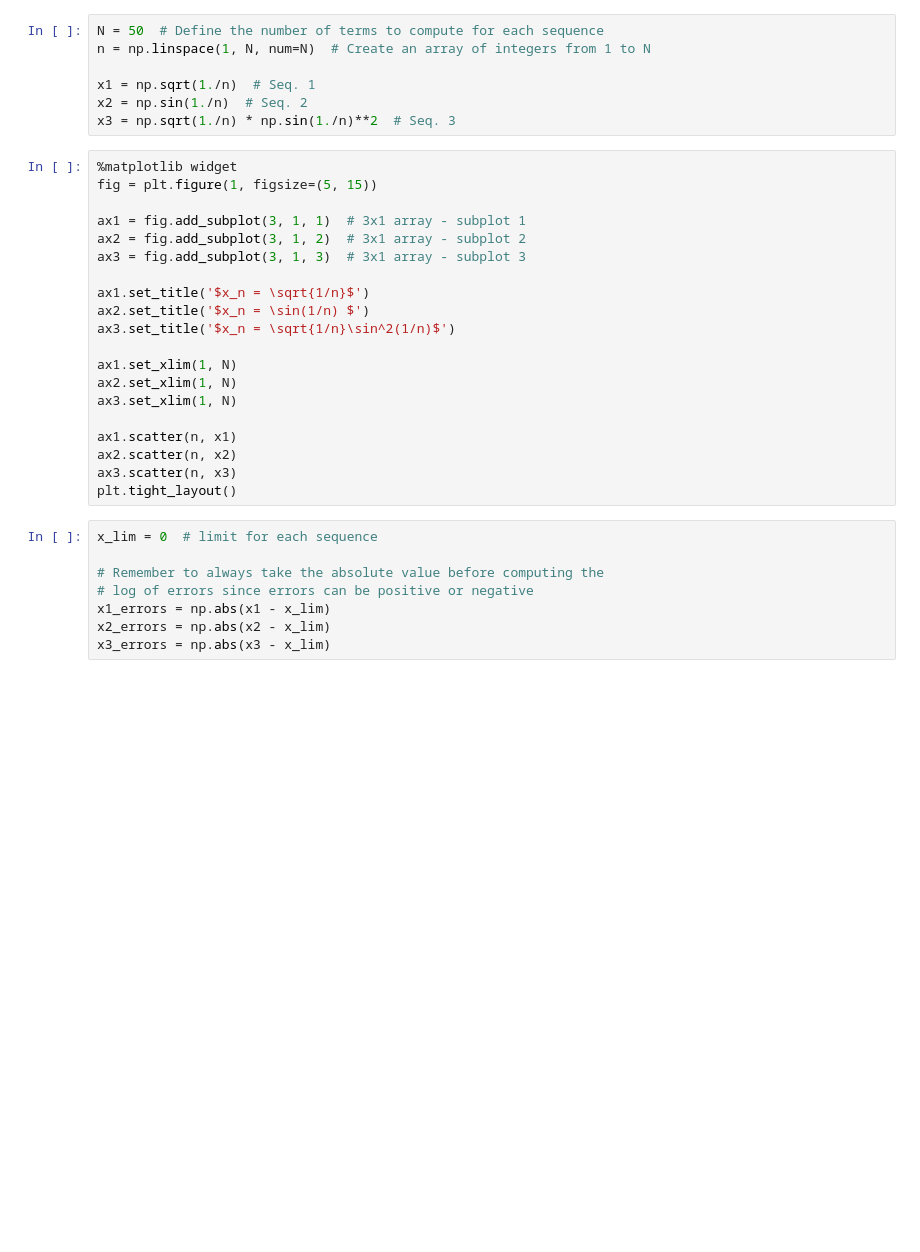
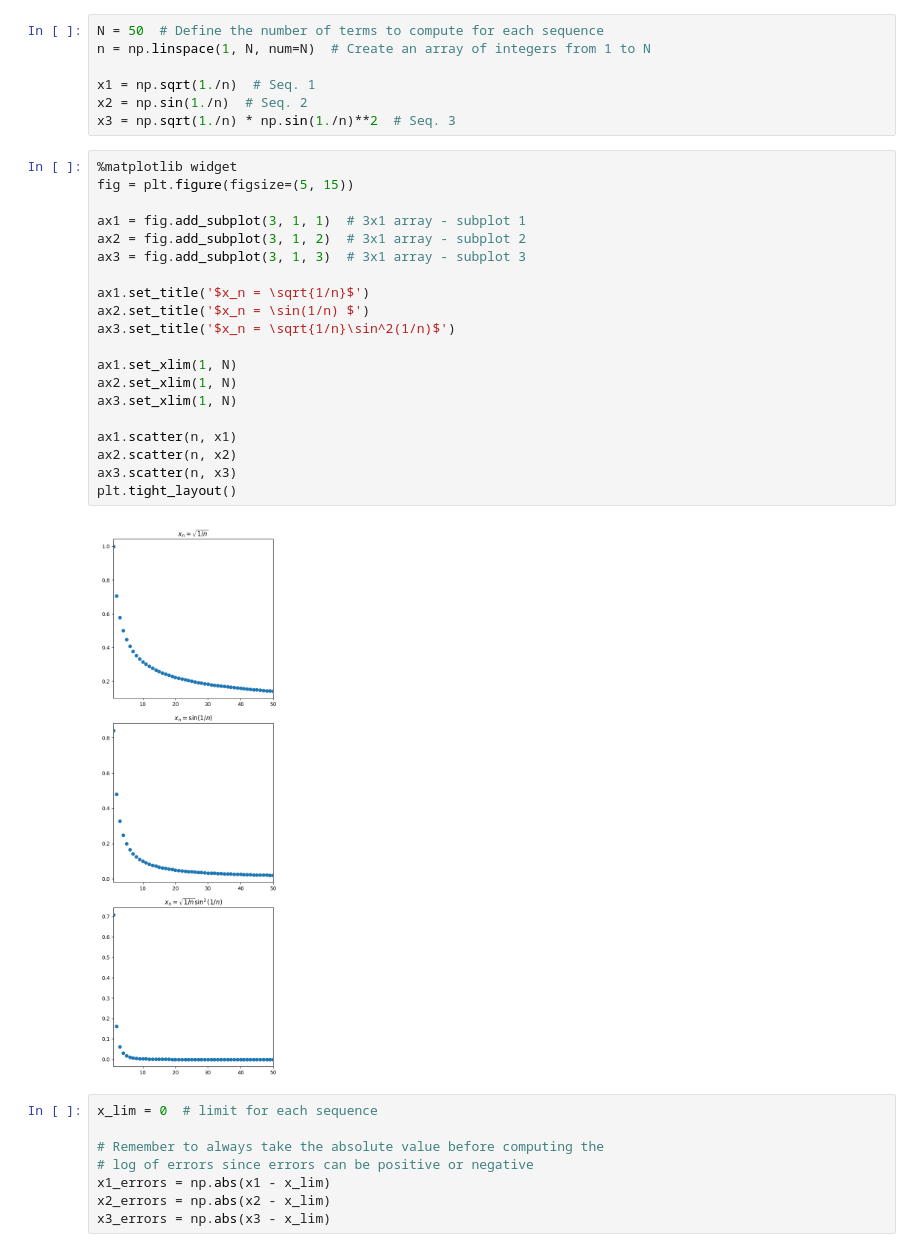
Before and after one commit to knownothingbozo/Intro-PDEs-Theory-and-Computations, a Jupyter notebook: Chp1/Chp1Sec2.ipynb, the cells around one changed output. Drawn from its saved outputs; the diff is of its cells as text; blank space fills up the shorter version.

```diff
--- a/Chp1/Chp1Sec2.ipynb
+++ b/Chp1/Chp1Sec2.ipynb
@@ -527,24 +538,26 @@ x2 = np.sin(1./n)  # Seq. 2
 x3 = np.sqrt(1./n) * np.sin(1./n)**2  # Seq. 3
 # %%
 %matplotlib widget
-fig = plt.figure(1, figsize=(5, 15))
+fig = plt.figure(figsize=(5, 15))
 
 ax1 = fig.add_subplot(3, 1, 1)  # 3x1 array - subplot 1
 ax2 = fig.add_subplot(3, 1, 2)  # 3x1 array - subplot 2
 ax3 = fig.add_subplot(3, 1, 3)  # 3x1 array - subplot 3
 
 ax1.set_title('$x_n = \sqrt{1/n}$')
 ax2.set_title('$x_n = \sin(1/n) $')
 ax3.set_title('$x_n = \sqrt{1/n}\sin^2(1/n)$')
 
 ax1.set_xlim(1, N)
 ax2.set_xlim(1, N)
 ax3.set_xlim(1, N)
 
 ax1.scatter(n, x1)
 ax2.scatter(n, x2)
 ax3.scatter(n, x3)
 plt.tight_layout()
+# %% [output]
+[figure, added]
 # %%
 x_lim = 0  # limit for each sequence
 
```
Also changed, not shown: parts of 32 cells of this notebook, 1 other file.
